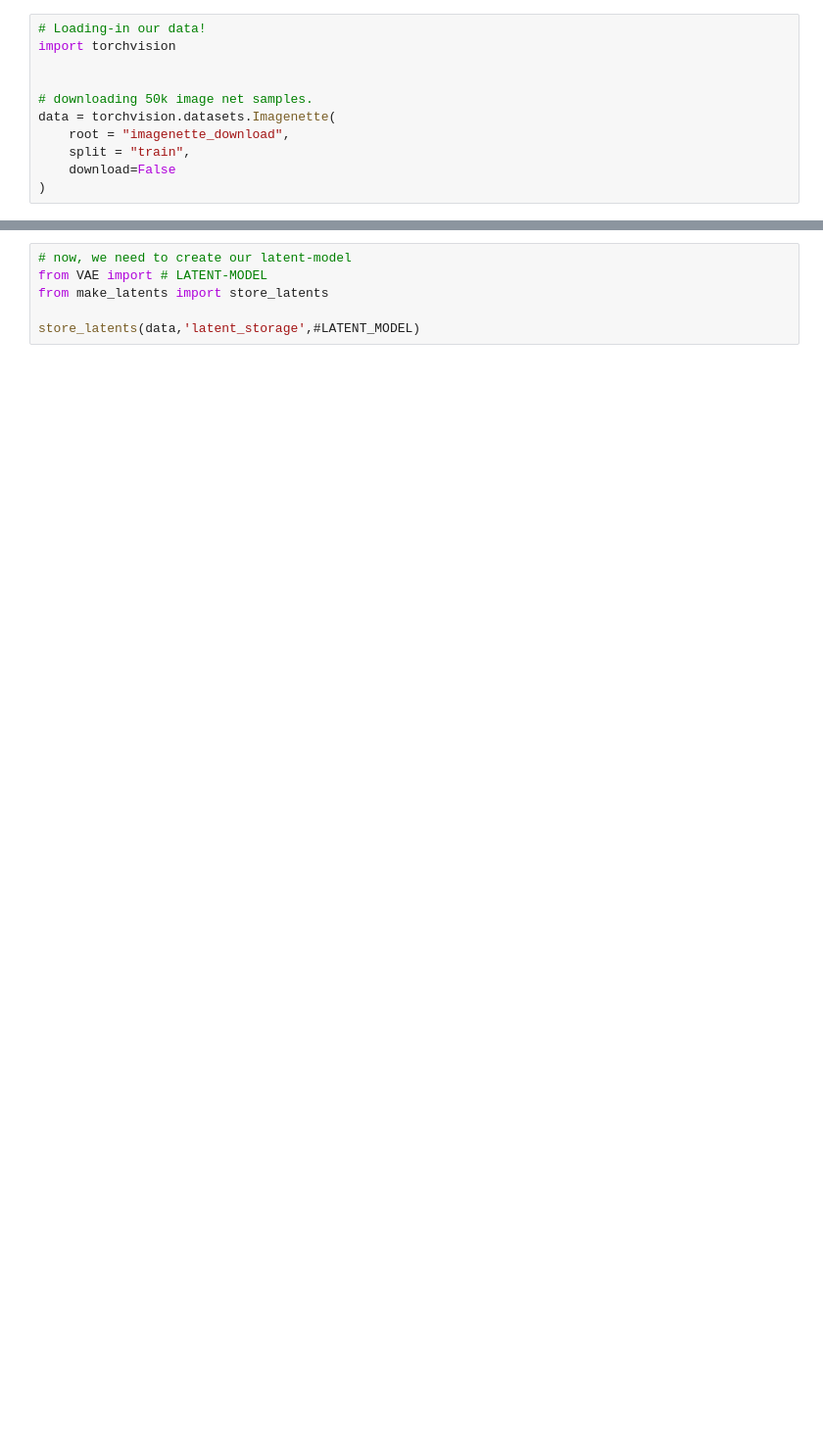
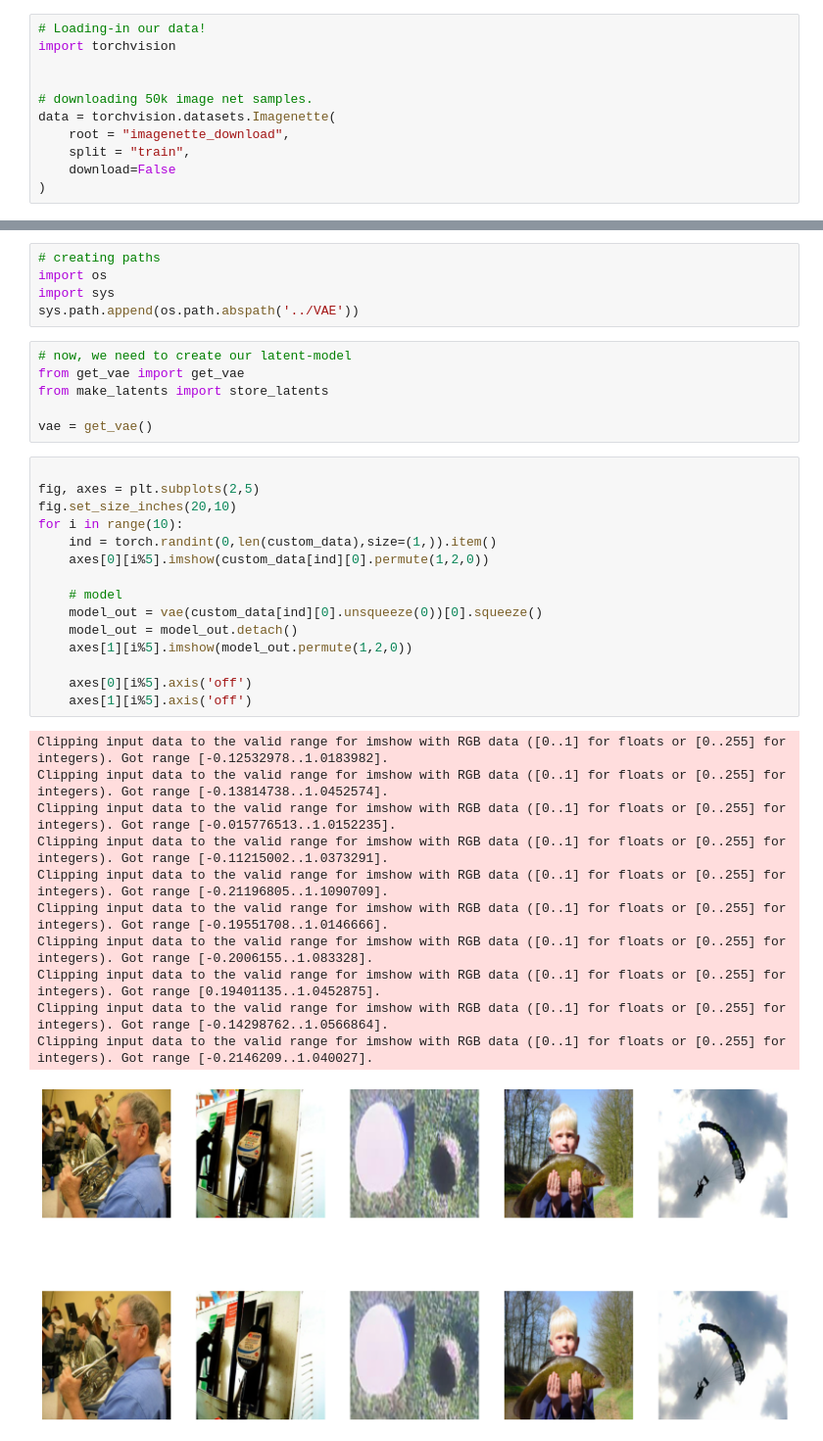
Before and after one commit to chuckles201/DiT-Implementation, a Jupyter notebook: data/data.ipynb, the cells around one changed output, grey strips where cells are left out. Shown at 98% size. Cells and saved outputs as stored; diff of their text form; blank space fills up the shorter version.

```diff
--- a/data/data.ipynb
+++ b/data/data.ipynb
@@ -63,6 +65,38 @@ for i in range(15):
+# %%
+# creating paths
+import os
+import sys
+sys.path.append(os.path.abspath('../VAE'))
 # %%
 # now, we need to create our latent-model
-from VAE import # LATENT-MODEL
+from get_vae import get_vae
 from make_latents import store_latents
 
-store_latents(data,'latent_storage',#LATENT_MODEL)
+vae = get_vae()
+# %%
+
+fig, axes = plt.subplots(2,5)
+fig.set_size_inches(20,10)
+for i in range(10):
+    ind = torch.randint(0,len(custom_data),size=(1,)).item()
+    axes[0][i%5].imshow(custom_data[ind][0].permute(1,2,0))
+
+    # model
+    model_out = vae(custom_data[ind][0].unsqueeze(0))[0].squeeze()
+    model_out = model_out.detach()
+    axes[1][i%5].imshow(model_out.permute(1,2,0))
+
+    axes[0][i%5].axis('off')
+    axes[1][i%5].axis('off')
+# %% [output]
+Clipping input data to the valid range for imshow with RGB data ([0..1] for floats or [0..255] for integers). Got range [-0.12532978..1.0183982].
+Clipping input data to the valid range for imshow with RGB data ([0..1] for floats or [0..255] for integers). Got range [-0.13814738..1.0452574].
+Clipping input data to the valid range for imshow with RGB data ([0..1] for floats or [0..255] for integers). Got range [-0.015776513..1.0152235].
+Clipping input data to the valid range for imshow with RGB data ([0..1] for floats or [0..255] for integers). Got range [-0.11215002..1.0373291].
+Clipping input data to the valid range for imshow with RGB data ([0..1] for floats or [0..255] for integers). Got range [-0.21196805..1.1090709].
+Clipping input data to the valid range for imshow with RGB data ([0..1] for floats or [0..255] for integers). Got range [-0.19551708..1.0146666].
+Clipping input data to the valid range for imshow with RGB data ([0..1] for floats or [0..255] for integers). Got range [-0.2006155..1.083328].
+Clipping input data to the valid range for imshow with RGB data ([0..1] for floats or [0..255] for integers). Got range [0.19401135..1.0452875].
+Clipping input data to the valid range for imshow with RGB data ([0..1] for floats or [0..255] for integers). Got range [-0.14298762..1.0566864].
+Clipping input data to the valid range for imshow with RGB data ([0..1] for floats or [0..255] for integers). Got range [-0.2146209..1.040027].
+[figure, added]
```
Also changed, not shown: parts of 4 cells of this notebook, 18 other files.
